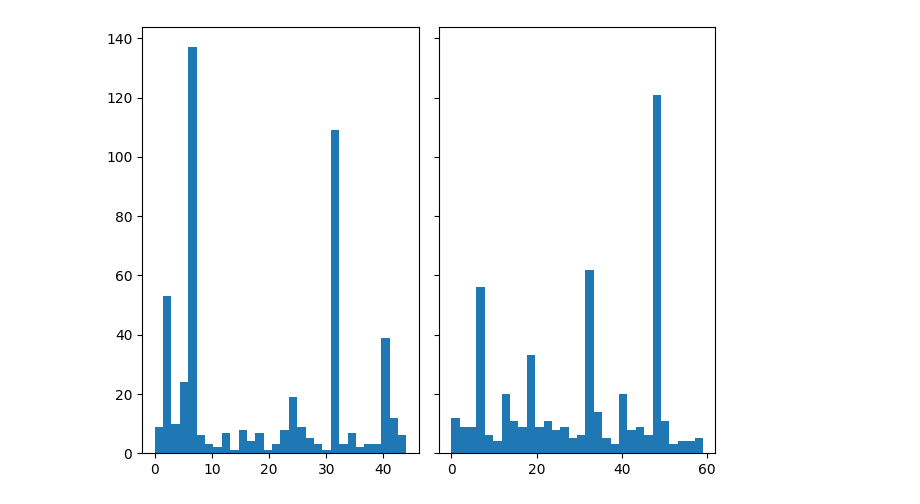
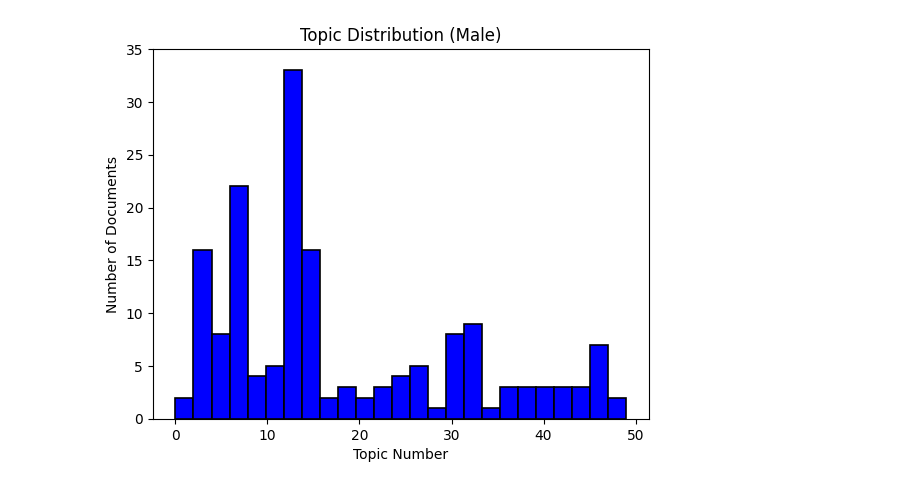
Before and after one commit to benmaxlevy/second_study, a Jupyter notebook: mallet_lda.ipynb, the cells around one changed output. Saved outputs shown, nothing was run; the diff lists cells and outputs as text; code cells hidden in the pictures.

Commit message:
Re-run k-optimization; need to repeat for female (increasing bounds)

```diff
--- a/mallet_lda.ipynb
+++ b/mallet_lda.ipynb
@@ -173,10 +175,10 @@ plt.show()
 # %%
-# train male and female models for k=45, k=95
-model_male = gensim.models.wrappers.LdaMallet(mallet_path=mallet_path, corpus=corpus_male, num_topics=45,
-                                        iterations=1000, id2word=id2word_male, optimize_interval=1)
+# train male and female models for k=50, k=60
+model_male = gensim.models.wrappers.LdaMallet(mallet_path=mallet_path, corpus=corpus_male, num_topics=50,
+                                        iterations=500, id2word=id2word_male, optimize_interval=1)
 
-model_female = gensim.models.wrappers.LdaMallet(mallet_path=mallet_path, corpus=corpus_female, num_topics=95,
-                                        iterations=1000, id2word=id2word_female, optimize_interval=1)
+model_female = gensim.models.wrappers.LdaMallet(mallet_path=mallet_path, corpus=corpus_female, num_topics=60,
+                                        iterations=500, id2word=id2word_female, optimize_interval=1)
 # %%
 print("===male===")
 pp.pprint(model_male.print_topics())
@@ -222,29 +224,20 @@ most_probable_topics_male = []
 for topics in model_male[corpus_male]:
     # get first most prob
     most_probable_topics_male.append(max(topics, key=itemgetter(1))[0])
-    # get second most prob
-    topics.remove(max(topics, key=itemgetter(1)))
-    most_probable_topics_male.append(max(topics, key=itemgetter(1))[0])
-    # get third most prob
-    topics.remove(max(topics, key=itemgetter(1)))
-    most_probable_topics_male.append(max(topics, key=itemgetter(1))[0])
 
 most_probable_topics_female = []
 
 for topics in model_female[corpus_female]:
     # get first most prob
     most_probable_topics_female.append(max(topics, key=itemgetter(1))[0])
-    # get second most prob
-    topics.remove(max(topics, key=itemgetter(1)))
-    most_probable_topics_female.append(max(topics, key=itemgetter(1))[0])
-    # get third most prob
-    topics.remove(max(topics, key=itemgetter(1)))
-    most_probable_topics_female.append(max(topics, key=itemgetter(1))[0])
-# %%
-# display topic distributions
-fig, axs = plt.subplots(1, 2, sharey=True, tight_layout=True)
-
-axs[0].hist(most_probable_topics_male, bins=30);
-axs[1].hist(most_probable_topics_female, bins=30);
-# %% [output]
-[figure, removed]
+# %%
+# display topic distribution male
+plt.hist(most_probable_topics_male, bins=25, edgecolor="black", linewidth=1.2, color="blue")
+
+plt.xlabel("Topic Number")
+plt.ylabel("Number of Documents")
+plt.title("Topic Distribution (Male)")
+
+plt.yticks(range(0, 40, 5));
+# %% [output]
+[figure, added]
```
Also changed, not shown: parts of 9 cells of this notebook.
